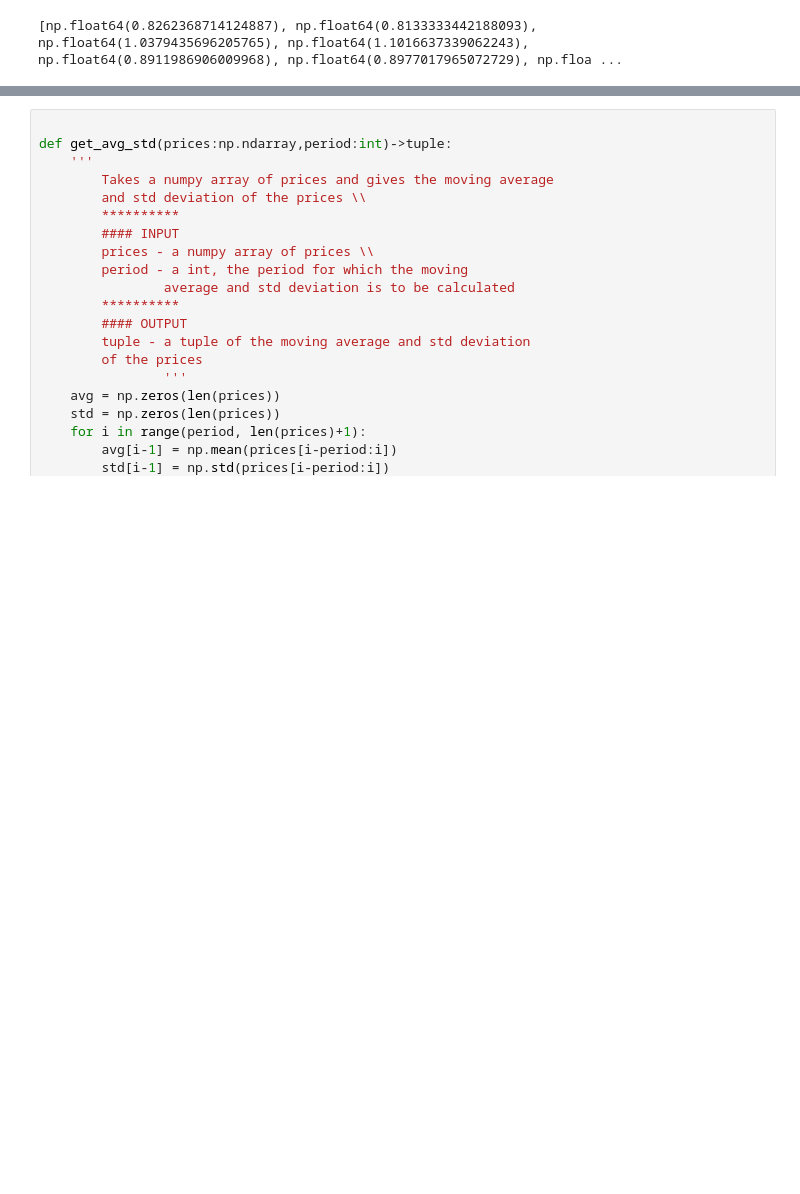
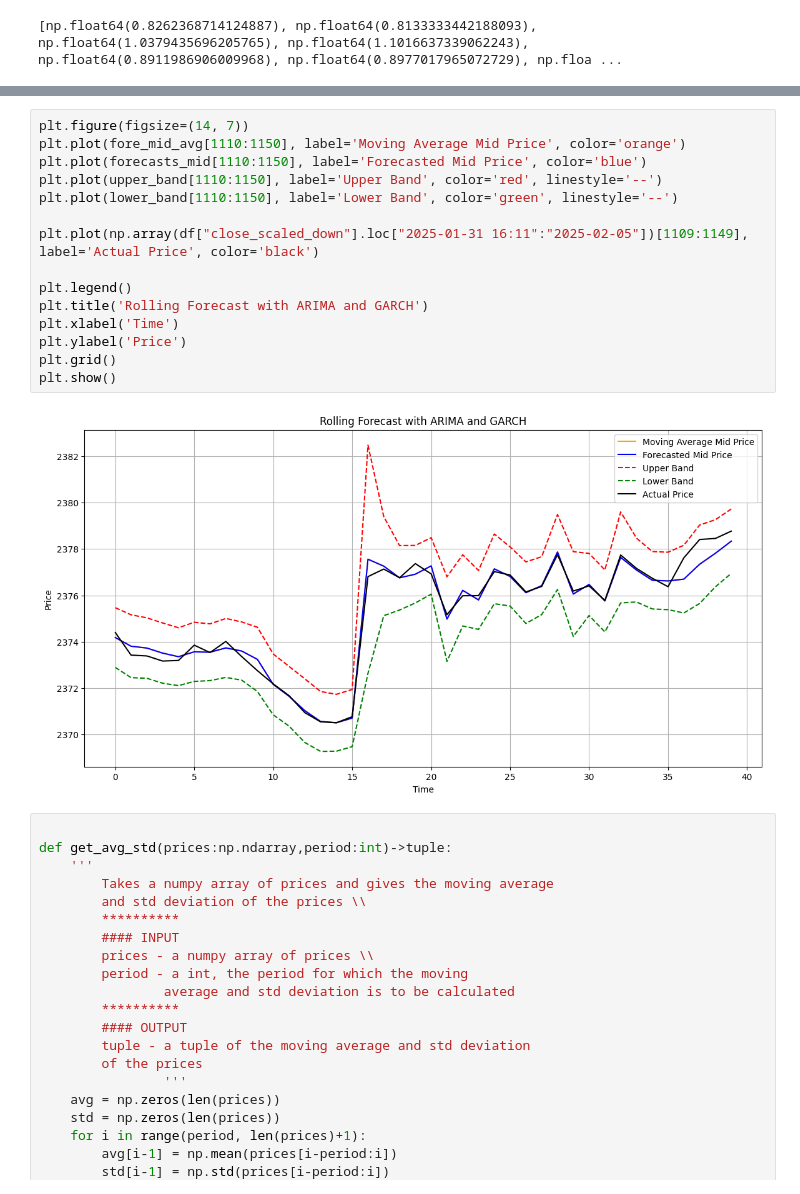
Before and after one commit to Vishnutejas-2005/bb, a Jupyter notebook: 28-5-25 copy.ipynb, the cells around one changed output, grey strips where cells are left out. Saved outputs shown, nothing was run; the diff lists cells and outputs as text; blank space fills up the shorter version.

```diff
--- a/28-5-25 copy.ipynb
+++ b/28-5-25 copy.ipynb
@@ -186,3 +207,20 @@ plt.show()
+# %%
+plt.figure(figsize=(14, 7))
+plt.plot(fore_mid_avg[1110:1150], label='Moving Average Mid Price', color='orange')
+plt.plot(forecasts_mid[1110:1150], label='Forecasted Mid Price', color='blue')
+plt.plot(upper_band[1110:1150], label='Upper Band', color='red', linestyle='--')
+plt.plot(lower_band[1110:1150], label='Lower Band', color='green', linestyle='--')
+
+plt.plot(np.array(df["close_scaled_down"].loc["2025-01-31 16:11":"2025-02-05"])[1109:1149], label='Actual Price', color='black')
+
+plt.legend()
+plt.title('Rolling Forecast with ARIMA and GARCH')
+plt.xlabel('Time')
+plt.ylabel('Price')
+plt.grid()
+plt.show()
+# %% [output]
+[figure, added]
 # %%
 
 def get_avg_std(prices:np.ndarray,period:int)->tuple:
```
Also changed, not shown: parts of 3 cells of this notebook, 1 other file.
